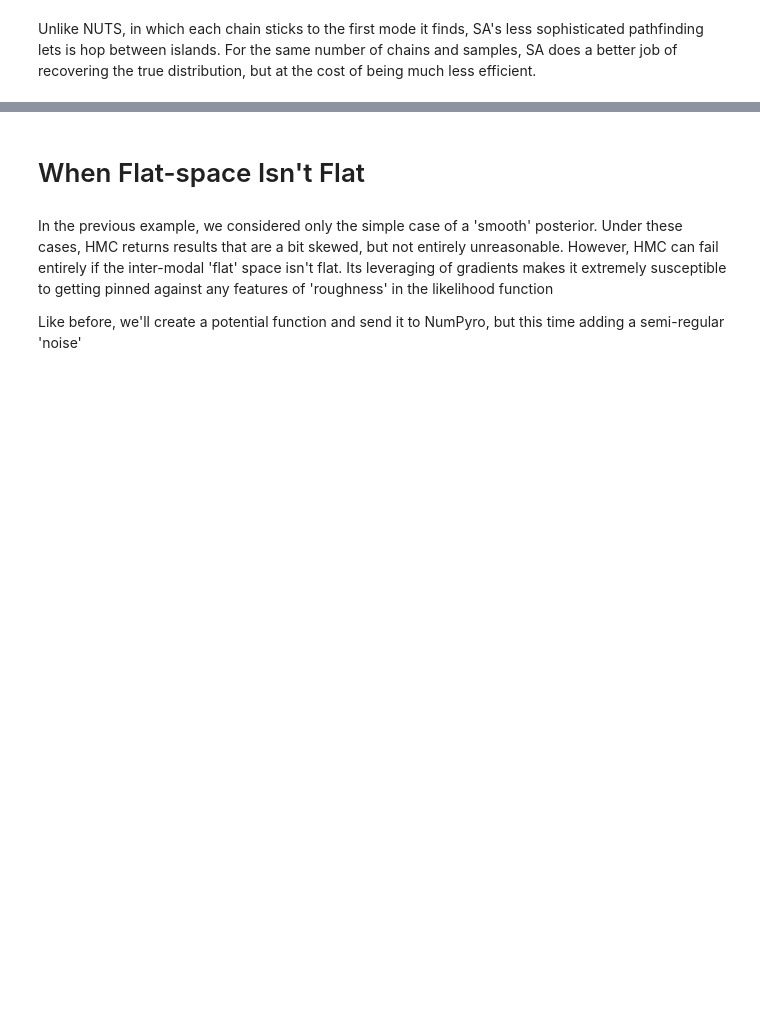
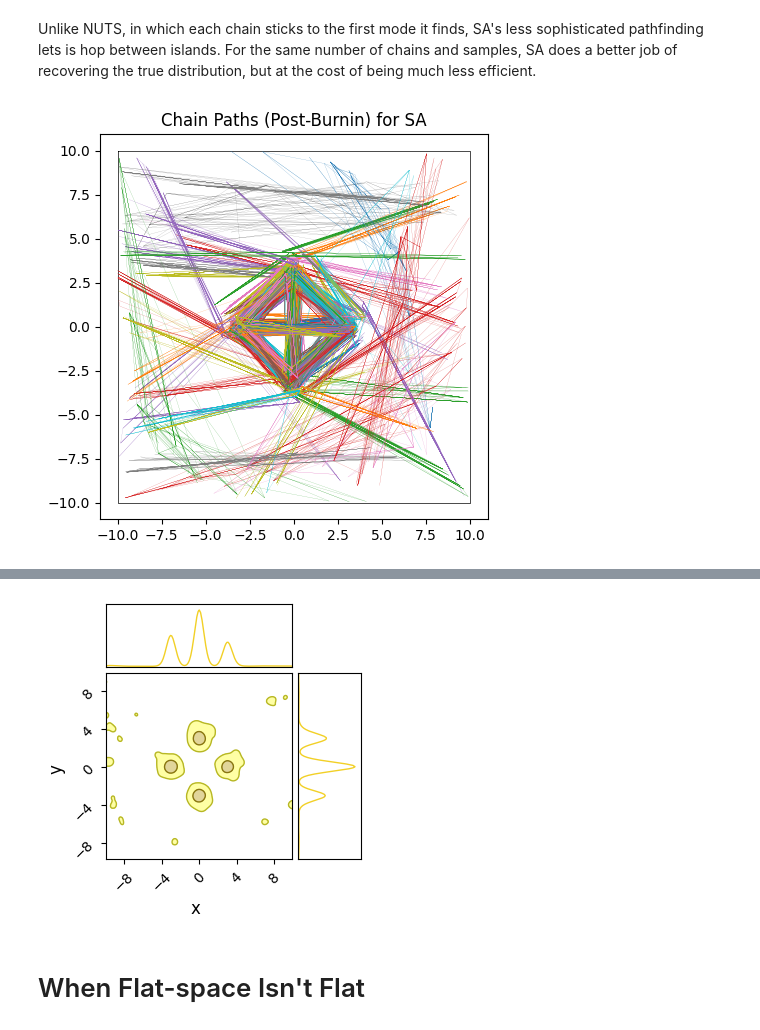
Before and after one commit to HughMcDougall/HMJavelin, a Jupyter notebook: NumpyroTests/BurnInTest.ipynb, the cells around one changed output, grey strips where cells are left out. Cells and saved outputs as stored; diff of their text form; code cells hidden in the pictures; blank space fills up the shorter version.

```diff
--- a/NumpyroTests/BurnInTest.ipynb
+++ b/NumpyroTests/BurnInTest.ipynb
@@ -238,13 +239,15 @@ Unlike NUTS, in which each chain sticks to the first mode it finds, SA's less so
 # %%
 plt.figure(figsize=(5,5))
 plt.title("Chain Paths (Post-Burnin) for SA")
 plt.axis('equal')
 plt.plot([xmin,xmax,xmax,xmin,xmin],[ymax,ymax,ymin,ymin,ymax],c='k',lw=0.5)
 plt.errorbar([-spacing,0,0,0,spacing],[0,-spacing,0,spacing,0],xerr=width,yerr=width,c='r',fmt='none')
 for i in range(nchains):
     plt.plot(output_SA['x'][i*nsamples:(i+1)*nsamples],output_SA['y'][i*nsamples:(i+1)*nsamples],lw=0.1)
 plt.show()
 
-c.add_chain([output_SA['x'],output_SA['y']], parameters=['x','y'], name = 'olive', shade = True)
+c.add_chain([output_SA['x'],output_SA['y']], parameters=['x','y'], name = 'SA', shade = True)
 c.plotter.plot(chains=['SA'])
 plt.show()
+# %% [output]
+[figure, added]
@@ -251,6 +256,3 @@ plt.show()
+[figure, added]
 # %% [markdown]
 # When Flat-space Isn't Flat
-# %% [markdown]
-In the previous example, we considered only the simple case of a 'smooth' posterior. Under these cases, HMC returns results that are a bit skewed, but not entirely unreasonable. However, HMC can fail entirely if the inter-modal 'flat' space isn't flat. Its leveraging of gradients makes it extremely susceptible to getting pinned against any features of 'roughness' in the likelihood function
-
-Like before, we'll create a potential function and send it to NumPyro, but this time adding a semi-regular 'noise'
```
Also changed, not shown: parts of 20 cells of this notebook.
